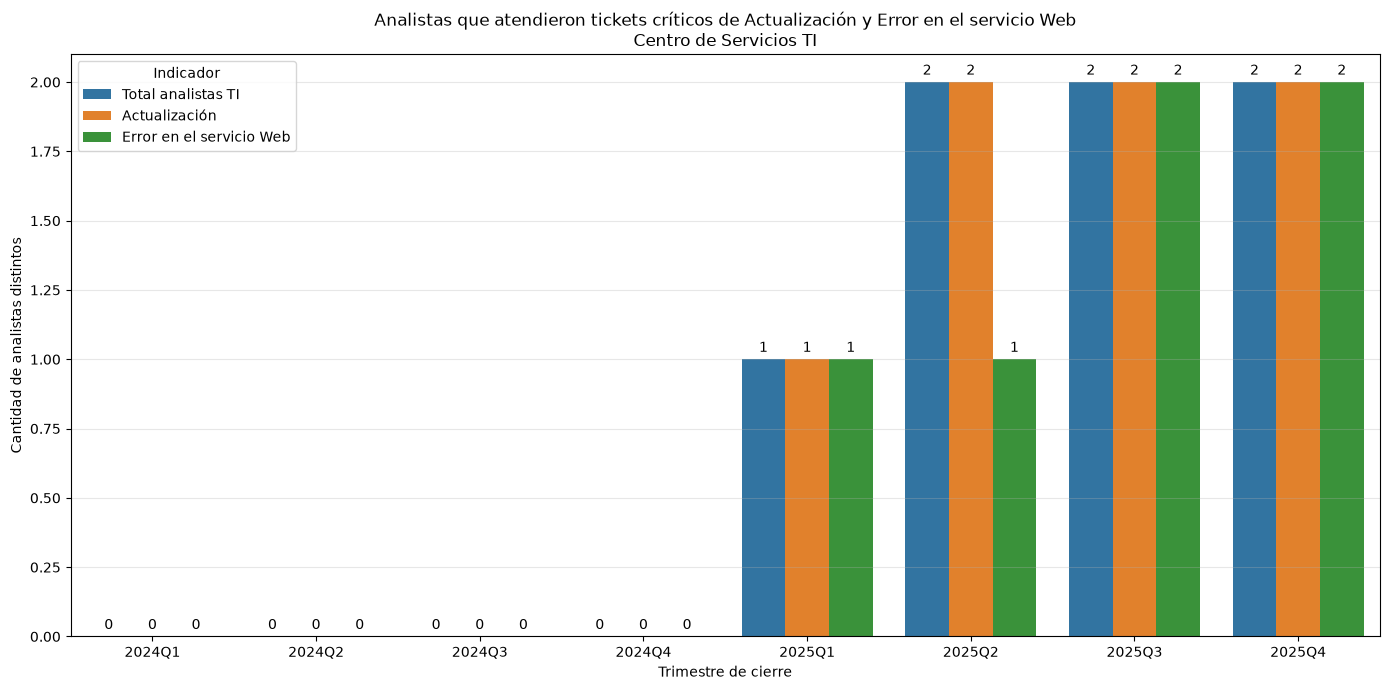
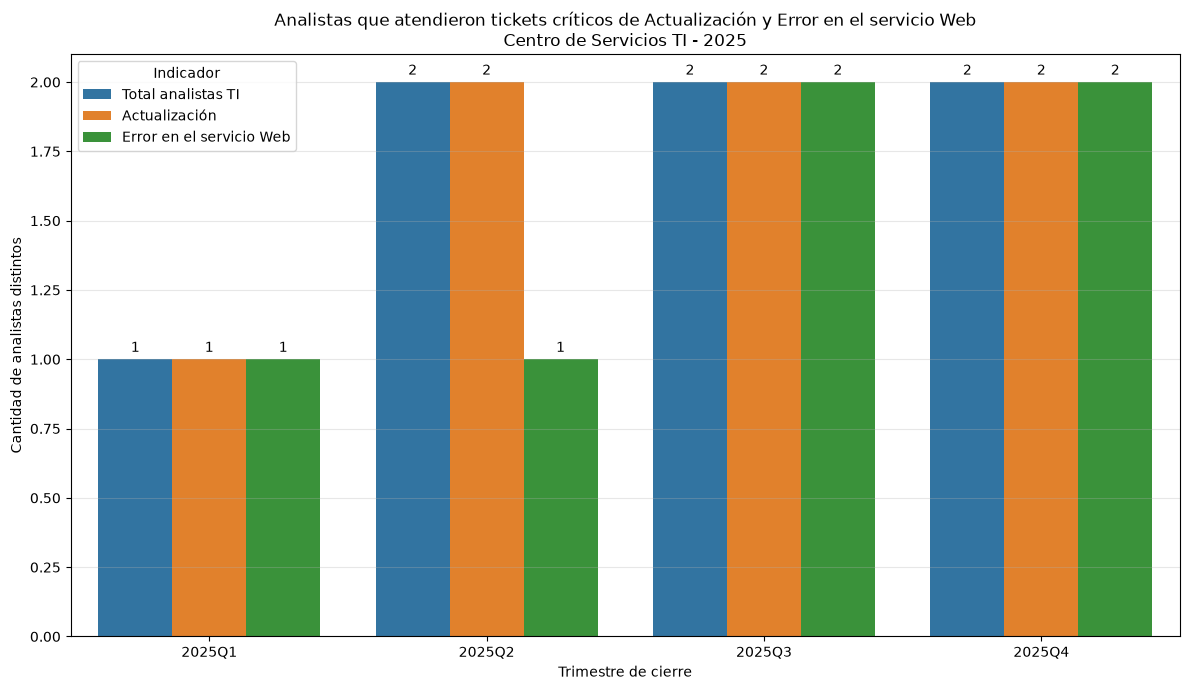
Unified diff of the notebook cell whose output changed from the first chart to the second:
--- before
+++ after
@@ -1,6 +1,6 @@
-plt.figure(figsize=(14, 7))
+plt.figure(figsize=(12, 7))
 
 ax = sns.barplot(
-    data=datos_grafico_analistas,
+    data=datos_grafico_analistas_2025,
     x="trimestre",
     y="analistas",
@@ -12,5 +12,5 @@
 plt.title(
     "Analistas que atendieron tickets críticos de Actualización "
-    "y Error en el servicio Web\nCentro de Servicios TI"
+    "y Error en el servicio Web\nCentro de Servicios TI - 2025"
 )
 plt.xlabel("Trimestre de cierre")

Commit: feat: actualizar analisis y visualizaciones